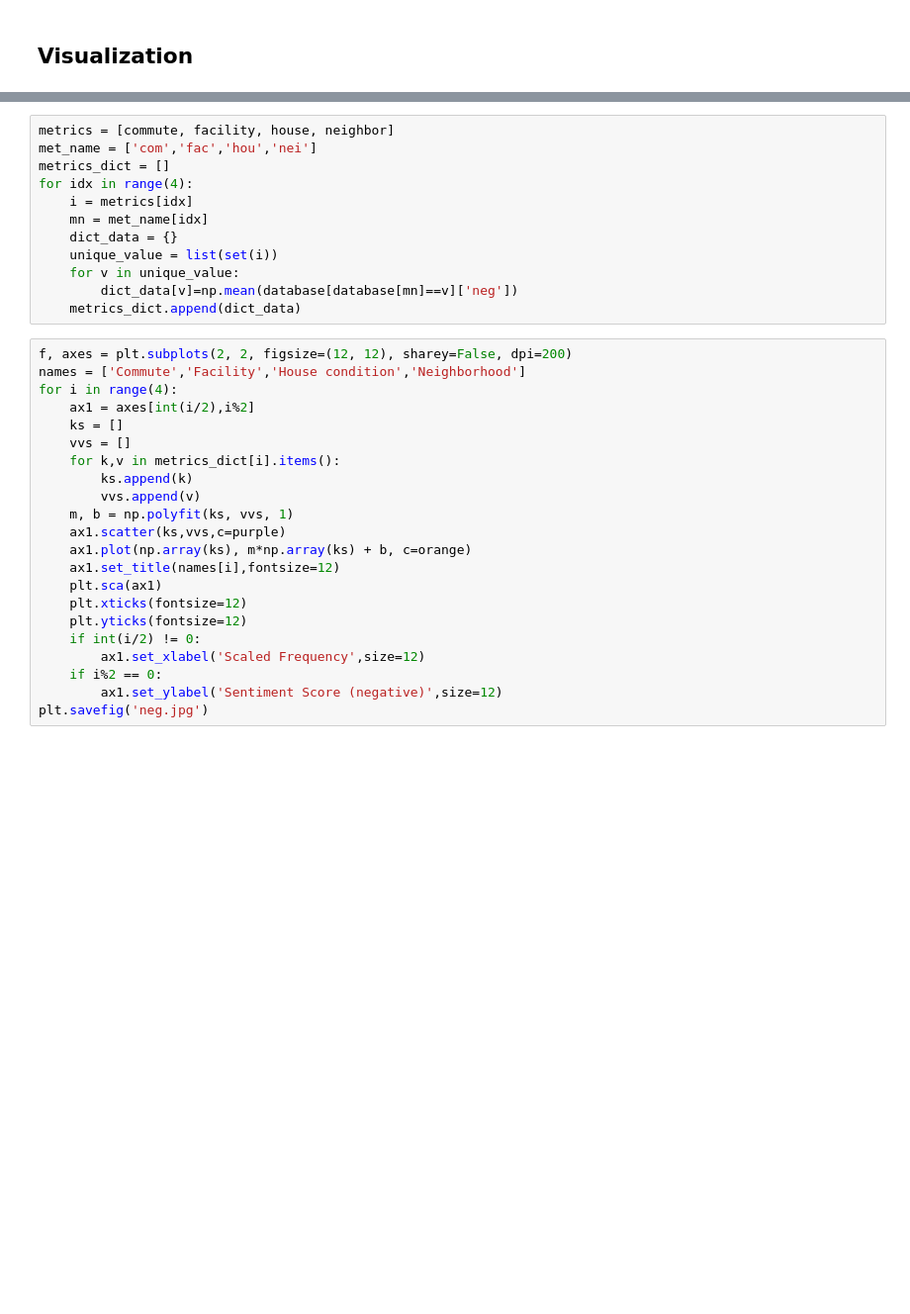
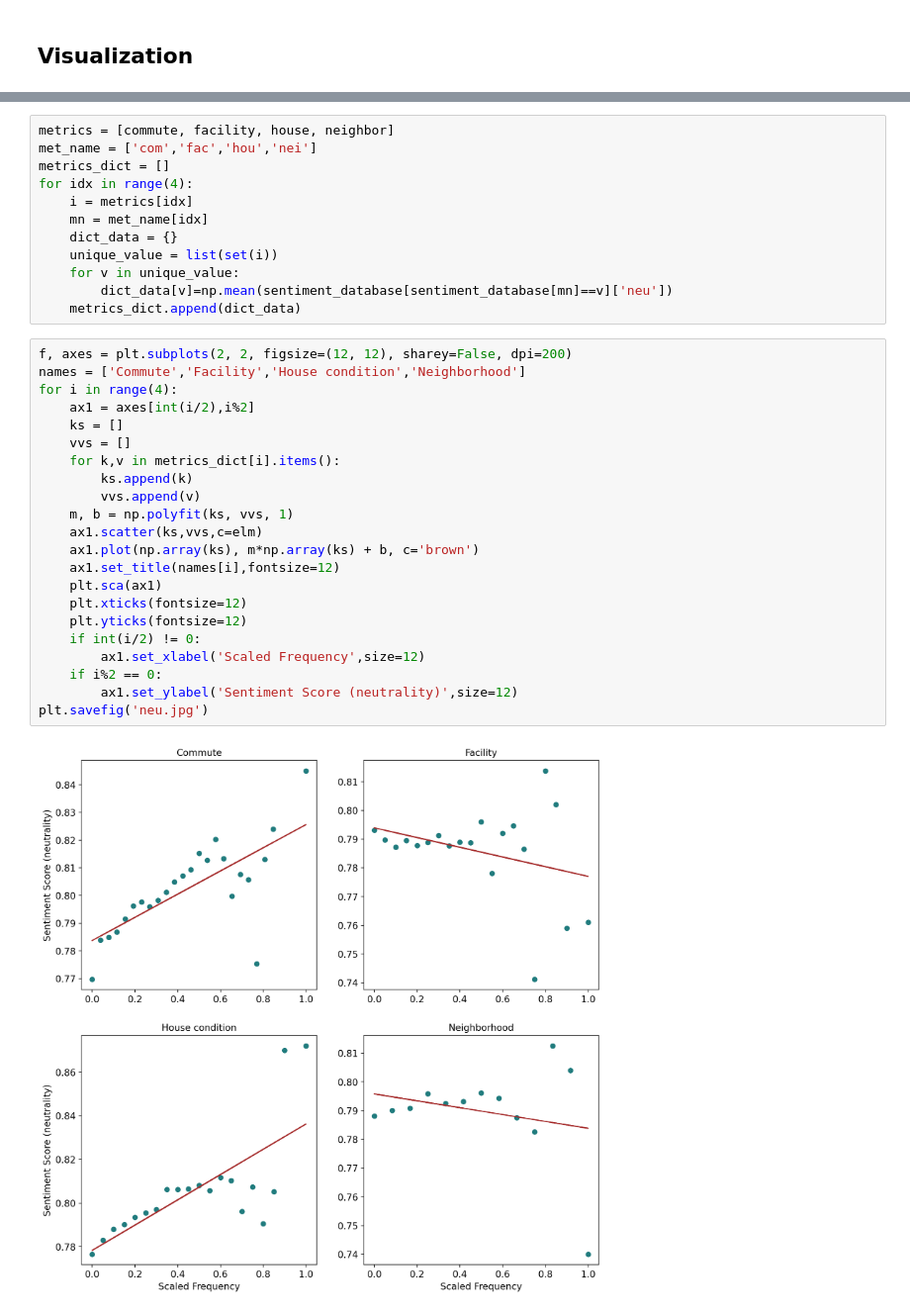
Before and after one commit to HumasLin/racial-segregation-reasons, a Jupyter notebook: micro-level/personal_attention.ipynb, the cells around one changed output, grey strips where cells are left out. Shown: that part at 99% size. Cells and saved outputs as stored; diff of their text form; blank space fills up the shorter version.

```diff
--- a/micro-level/personal_attention.ipynb
+++ b/micro-level/personal_attention.ipynb
@@ -469,27 +526,29 @@ for idx in range(4):
     dict_data = {}
     unique_value = list(set(i))
     for v in unique_value:
-        dict_data[v]=np.mean(database[database[mn]==v]['neg'])
+        dict_data[v]=np.mean(sentiment_database[sentiment_database[mn]==v]['neu'])
     metrics_dict.append(dict_data)
 # %%
 f, axes = plt.subplots(2, 2, figsize=(12, 12), sharey=False, dpi=200)
 names = ['Commute','Facility','House condition','Neighborhood']
 for i in range(4):
     ax1 = axes[int(i/2),i%2]
     ks = []
     vvs = []
     for k,v in metrics_dict[i].items():
         ks.append(k)
         vvs.append(v)
     m, b = np.polyfit(ks, vvs, 1)
-    ax1.scatter(ks,vvs,c=purple)
-    ax1.plot(np.array(ks), m*np.array(ks) + b, c=orange)
+    ax1.scatter(ks,vvs,c=elm)
+    ax1.plot(np.array(ks), m*np.array(ks) + b, c='brown')
     ax1.set_title(names[i],fontsize=12)
     plt.sca(ax1)
     plt.xticks(fontsize=12)
     plt.yticks(fontsize=12)
     if int(i/2) != 0:
         ax1.set_xlabel('Scaled Frequency',size=12)
     if i%2 == 0:
-        ax1.set_ylabel('Sentiment Score (negative)',size=12)
-plt.savefig('neg.jpg')
+        ax1.set_ylabel('Sentiment Score (neutrality)',size=12)
+plt.savefig('neu.jpg')
+# %% [output]
+[figure, added]
```
Also changed, not shown: parts of 22 cells of this notebook, 3 other files.
